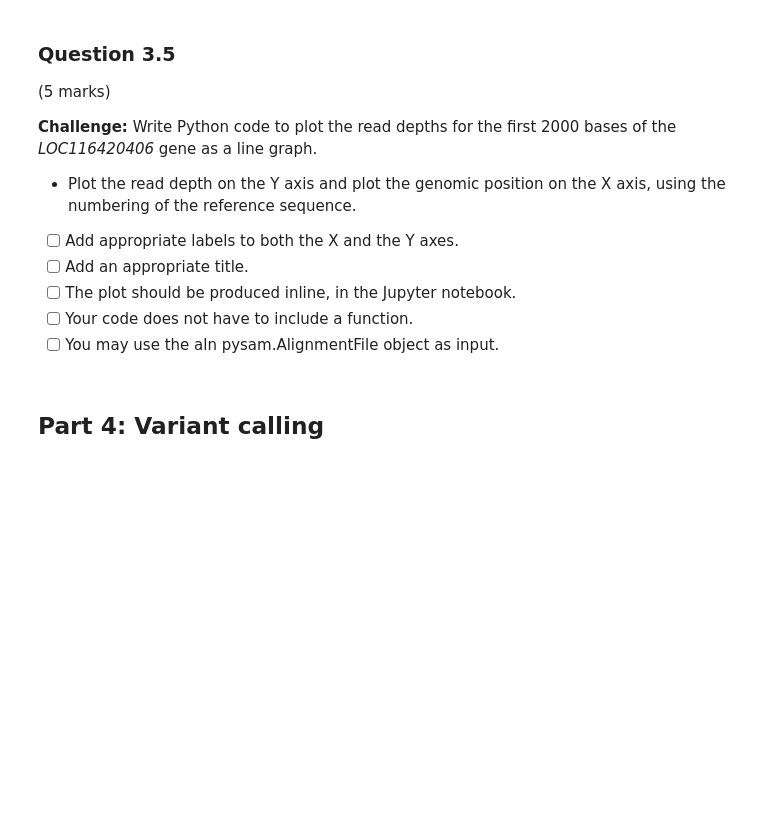
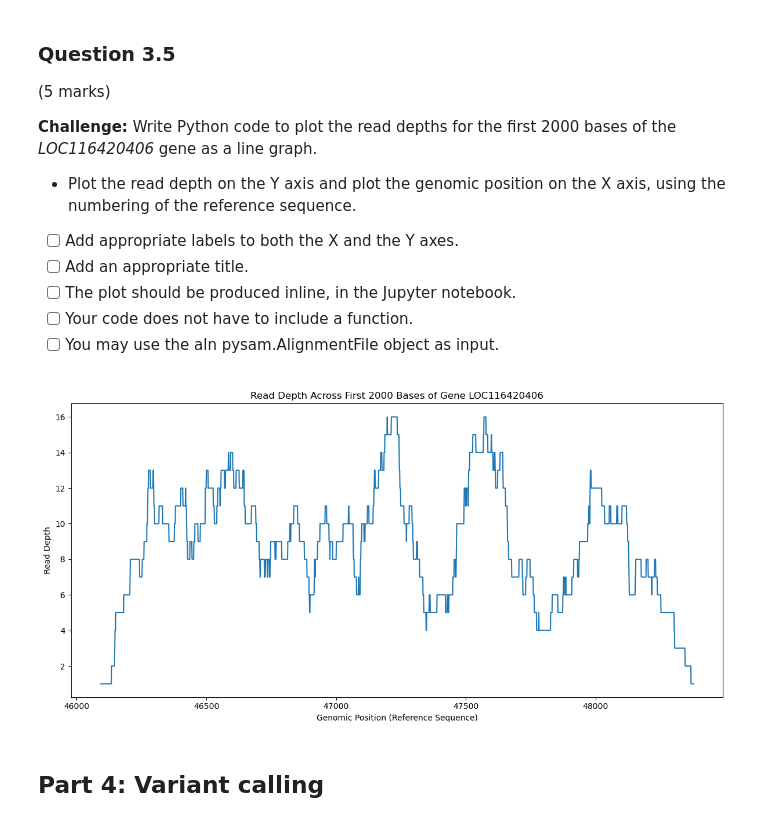
Before and after one commit to hanning-chen/COMP90016, a Jupyter notebook: Assignment_2_2025.ipynb, the cells around one changed output. Saved outputs shown, nothing was run; the diff lists cells and outputs as text; code cells hidden in the pictures; blank space fills up the shorter version.

```diff
--- a/Assignment_2_2025.ipynb
+++ b/Assignment_2_2025.ipynb
@@ -808,30 +788,42 @@ import seaborn
 # %%
 # GRADED CELL 3.5 (5 marks, max 1 min run-time)
 
 # Use this cell to make your plot.
 
 # YOUR CODE HERE
 # Define start and end of the first 2000 bases of LOC116420406
+
+#%%bash
+#samtools view -h ./align/alignment.bam | awk '$1 ~ /^@/ || $5 == 0' | samtools view -bS - > poorly_mapped.bam
+#samtools fastq poorly_mapped.bam > poorly_mapped.fastq
+#fastqc poorly_mapped.fastq
+
+#%%bash
+#samtools depth -r s_harrisii_sample:46227-67944 ./align/alignment.bam | awk '{sum += $3} END {print sum/NR}'
+#samtools depth ./align/alignment.bam | awk '{sum += $3} END {print sum/NR}'
+
 start_pos = 46227
 end_pos = start_pos + 2000  # 48227
 
 # Initialize lists for plotting
 positions = []
 depths = []
 
 # Collect depth data using pileup
 for pileupcolumn in aln.pileup('s_harrisii_sample', start=start_pos, stop=end_pos):
     positions.append(pileupcolumn.pos + 1)  # Convert from 0-based to 1-based
     depths.append(pileupcolumn.nsegments)  # Read depth at this position
 
 
 plt.figure(figsize=(12, 6))
 seaborn.lineplot(x=positions, y=depths)
 plt.xlabel('Genomic Position (Reference Sequence)')
 plt.ylabel('Read Depth')
-plt.title('Read Depth Across First 2000 Bases of LOC116420406 Gene')
+plt.title('Read Depth Across First 2000 Bases of Gene LOC116420406')
 plt.tight_layout()
 plt.show()
+# %% [output]
+[figure, added]
 # %% [markdown]
 ## Part 4: Variant calling
 # %% [markdown]
```
Also changed, not shown: parts of 7 cells of this notebook.
